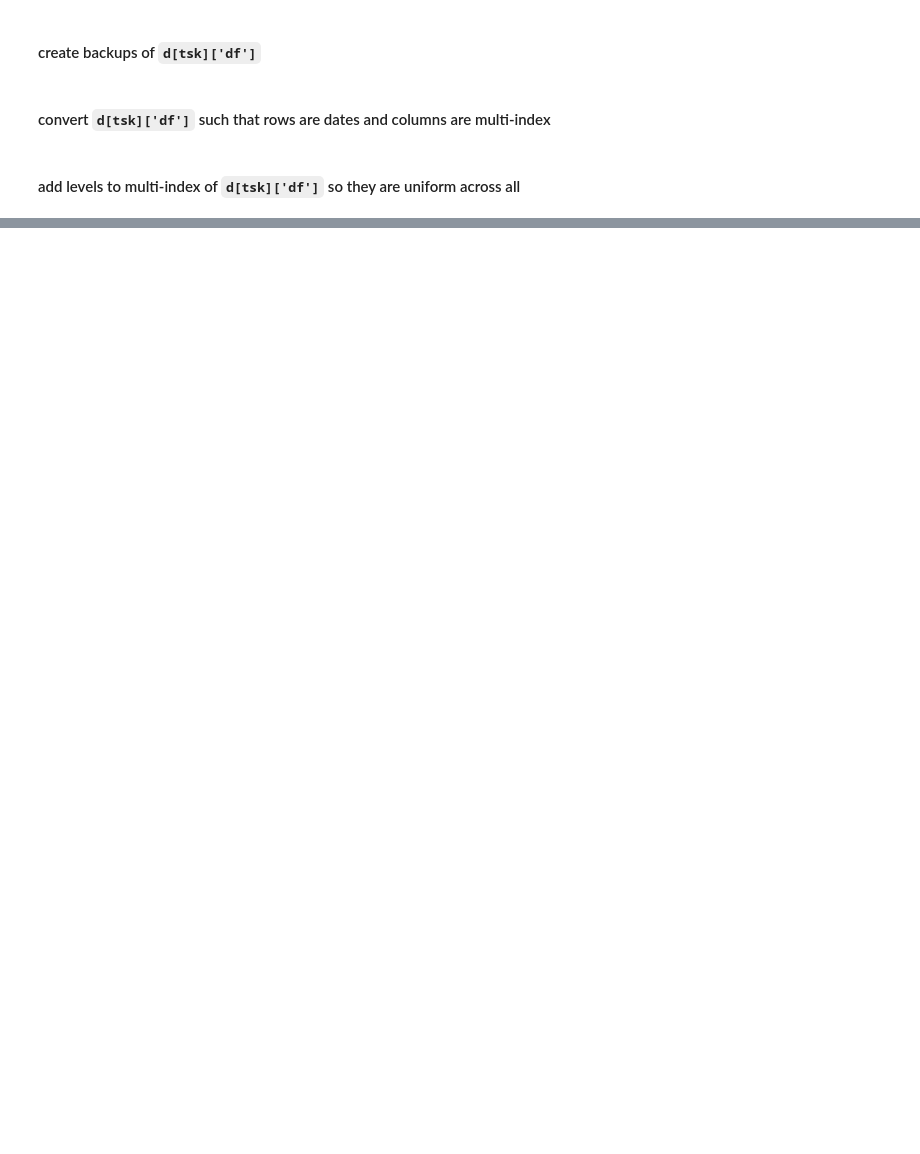
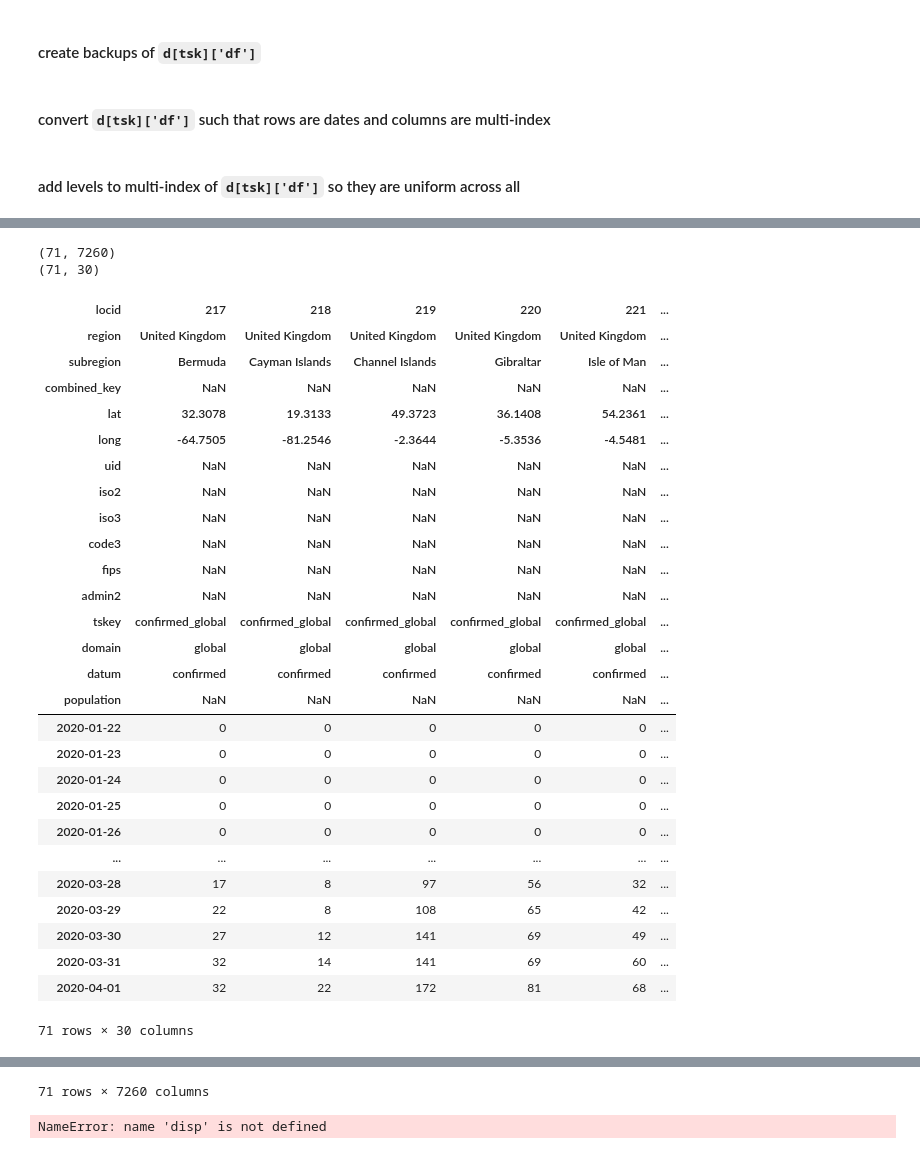
Before and after one commit to kerazarek/zcovid, a Jupyter notebook: corona_20200402.ipynb, the cells around one changed output, grey strips where cells are left out. Saved outputs shown, nothing was run; the diff lists cells and outputs as text; code cells hidden in the pictures; blank space fills up the shorter version.

```diff
--- a/corona_20200402.ipynb
+++ b/corona_20200402.ipynb
@@ -529,0 +453,44 @@ mindx_df.assign(a=np.nan)
+# %%
+# calcs = {
+#     'deaths_per_confirmed': lambda df:
+# }
+
+print(df.shape)
+sdf = df.iloc[:, (glv('region') == "United Kingdom") & (glv('domain') == "global")]
+print(sdf.shape)
+
+# sdf
+# sdf.columns.to_frame()
+disp(sdf)
+disp(df)
+# %% [output]
+(71, 7260)
+(71, 30)
+| locid | 217 | 218 | 219 | 220 | 221 | ... |
+| region | United Kingdom | United Kingdom | United Kingdom | United Kingdom | United Kingdom | ... |
+| subregion | Bermuda | Cayman Islands | Channel Islands | Gibraltar | Isle of Man | ... |
+| combined_key | NaN | NaN | NaN | NaN | NaN | ... |
+| lat | 32.3078 | 19.3133 | 49.3723 | 36.1408 | 54.2361 | ... |
+| long | -64.7505 | -81.2546 | -2.3644 | -5.3536 | -4.5481 | ... |
+| uid | NaN | NaN | NaN | NaN | NaN | ... |
+| iso2 | NaN | NaN | NaN | NaN | NaN | ... |
+| iso3 | NaN | NaN | NaN | NaN | NaN | ... |
+| code3 | NaN | NaN | NaN | NaN | NaN | ... |
+| fips | NaN | NaN | NaN | NaN | NaN | ... |
+| admin2 | NaN | NaN | NaN | NaN | NaN | ... |
+| tskey | confirmed_global | confirmed_global | confirmed_global | confirmed_global | confirmed_global | ... |
+| domain | global | global | global | global | global | ... |
+| datum | confirmed | confirmed | confirmed | confirmed | confirmed | ... |
+| population | NaN | NaN | NaN | NaN | NaN | ... |
+| 2020-01-22 | 0 | 0 | 0 | 0 | 0 | ... |
+| 2020-01-23 | 0 | 0 | 0 | 0 | 0 | ... |
+| 2020-01-24 | 0 | 0 | 0 | 0 | 0 | ... |
+| 2020-01-25 | 0 | 0 | 0 | 0 | 0 | ... |
+| 2020-01-26 | 0 | 0 | 0 | 0 | 0 | ... |
+| ... | ... | ... | ... | ... | ... | ... |
+| 2020-03-28 | 17 | 8 | 97 | 56 | 32 | ... |
+| 2020-03-29 | 22 | 8 | 108 | 65 | 42 | ... |
+| 2020-03-30 | 27 | 12 | 141 | 69 | 49 | ... |
+| 2020-03-31 | 32 | 14 | 141 | 69 | 60 | ... |
+| 2020-04-01 | 32 | 22 | 172 | 81 | 68 | ... |
+71 rows × 30 columns
@@ -529,0 +524,2 @@ mindx_df.assign(a=np.nan)
+71 rows × 7260 columns
+NameError: name 'disp' is not defined
```
Also changed, not shown: parts of 21 cells of this notebook.
